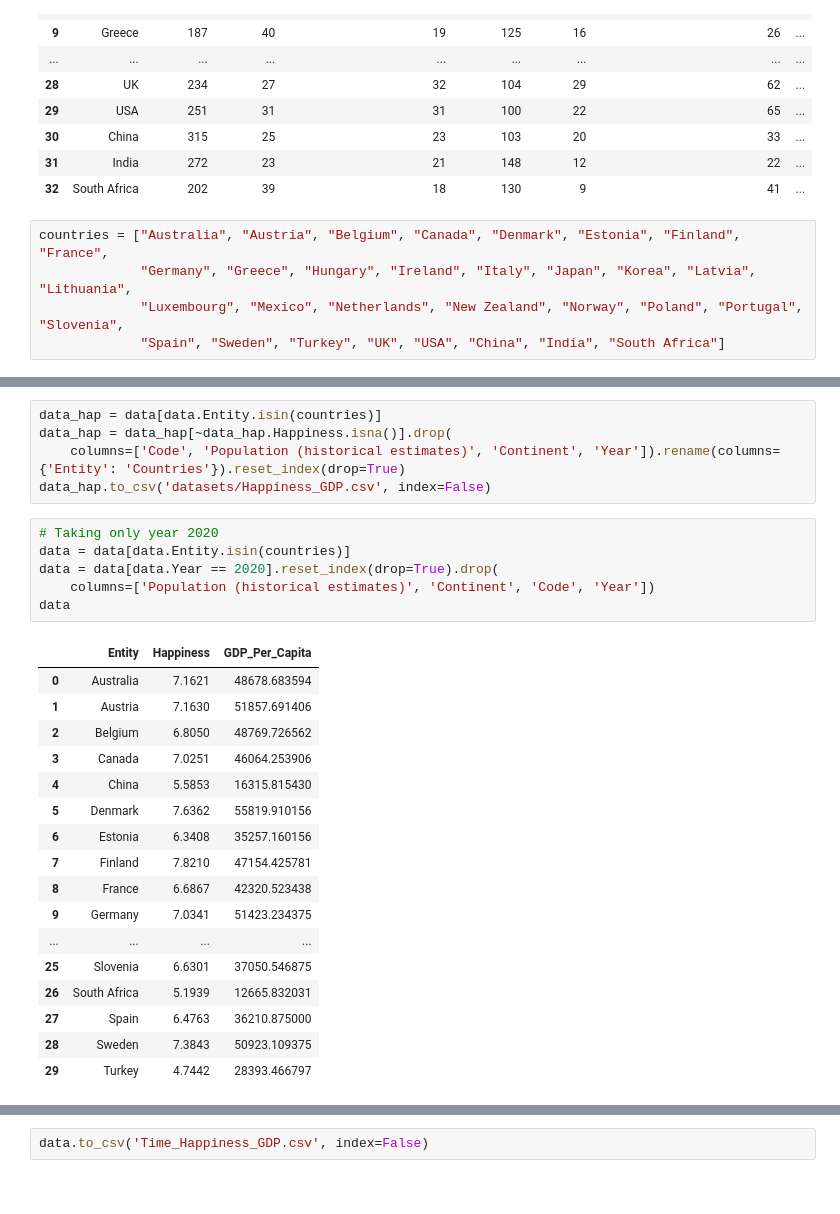
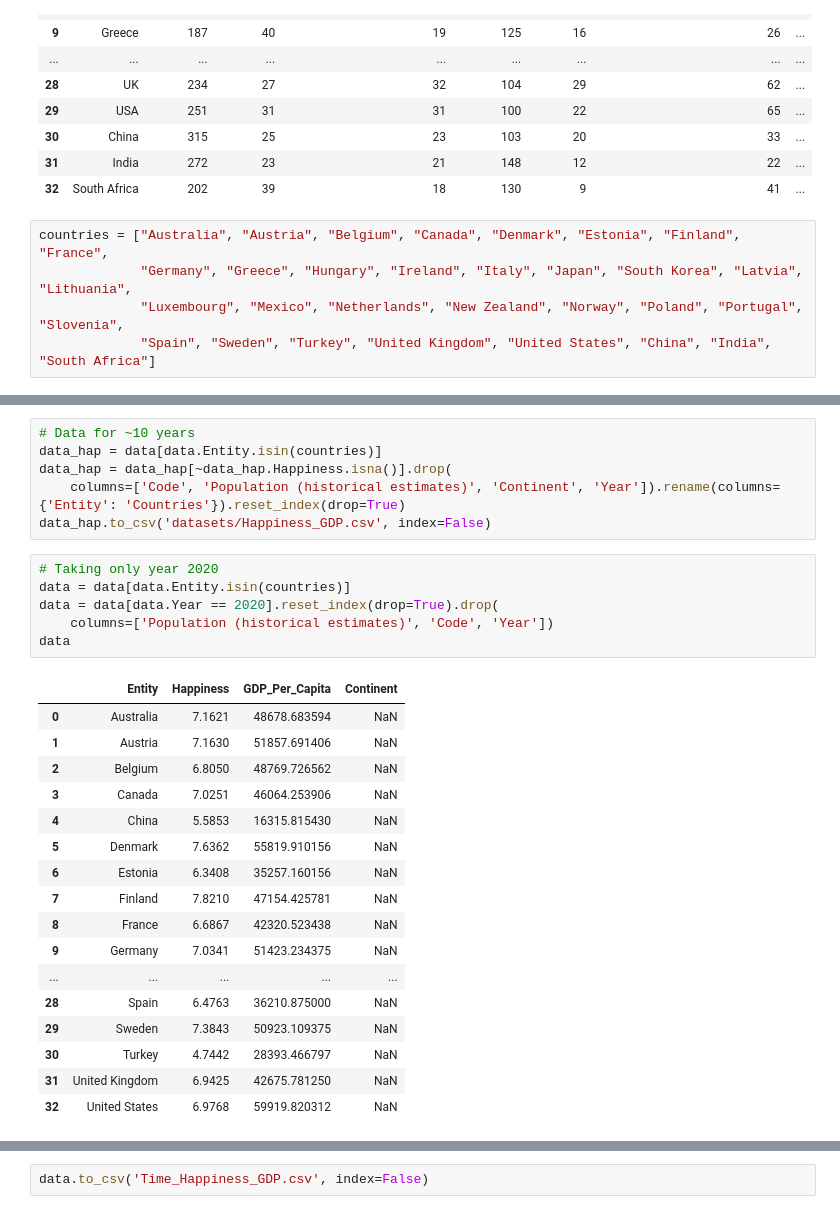
Before and after one commit to lmcosta98/Work2_EM, a Jupyter notebook: clean_happiness.ipynb, the cells around one changed output, grey strips where cells are left out. Saved outputs shown, nothing was run; the diff lists cells and outputs as text.

```diff
--- a/clean_happiness.ipynb
+++ b/clean_happiness.ipynb
@@ -42,7 +42,7 @@ data_2
 | 32 | South Africa | 202 | 39 | 18 | 130 | 9 | 41 | ... |
 # %%
 countries = ["Australia", "Austria", "Belgium", "Canada", "Denmark", "Estonia", "Finland", "France",
-             "Germany", "Greece", "Hungary", "Ireland", "Italy", "Japan", "Korea", "Latvia", "Lithuania",
+             "Germany", "Greece", "Hungary", "Ireland", "Italy", "Japan", "South Korea", "Latvia", "Lithuania",
              "Luxembourg", "Mexico", "Netherlands", "New Zealand", "Norway", "Poland", "Portugal", "Slovenia",
-             "Spain", "Sweden", "Turkey", "UK", "USA", "China", "India", "South Africa"]
+             "Spain", "Sweden", "Turkey", "United Kingdom", "United States", "China", "India", "South Africa"]
 # %%
@@ -65,6 +65,7 @@ data_hap.to_csv('datasets/Happiness.csv', index=False)
 | 482 | Turkey | 2020 | 4.744200 |
 483 rows × 3 columns
 # %%
+# Data for ~10 years
 data_hap = data[data.Entity.isin(countries)]
 data_hap = data_hap[~data_hap.Happiness.isna()].drop(
     columns=['Code', 'Population (historical estimates)', 'Continent', 'Year']).rename(columns={'Entity': 'Countries'}).reset_index(drop=True)
@@ -72,27 +73,27 @@ data_hap.to_csv('datasets/Happiness_GDP.csv', index=False)
 # %%
 # Taking only year 2020
 data = data[data.Entity.isin(countries)]
 data = data[data.Year == 2020].reset_index(drop=True).drop(
-    columns=['Population (historical estimates)', 'Continent', 'Code', 'Year'])
+    columns=['Population (historical estimates)', 'Code', 'Year'])
 data
 # %% [output]
-|  | Entity | Happiness | GDP_Per_Capita |
-| 0 | Australia | 7.1621 | 48678.683594 |
-| 1 | Austria | 7.1630 | 51857.691406 |
-| 2 | Belgium | 6.8050 | 48769.726562 |
-| 3 | Canada | 7.0251 | 46064.253906 |
-| 4 | China | 5.5853 | 16315.815430 |
-| 5 | Denmark | 7.6362 | 55819.910156 |
-| 6 | Estonia | 6.3408 | 35257.160156 |
-| 7 | Finland | 7.8210 | 47154.425781 |
-| 8 | France | 6.6867 | 42320.523438 |
-| 9 | Germany | 7.0341 | 51423.234375 |
-| ... | ... | ... | ... |
-| 25 | Slovenia | 6.6301 | 37050.546875 |
-| 26 | South Africa | 5.1939 | 12665.832031 |
-| 27 | Spain | 6.4763 | 36210.875000 |
-| 28 | Sweden | 7.3843 | 50923.109375 |
-| 29 | Turkey | 4.7442 | 28393.466797 |
+|  | Entity | Happiness | GDP_Per_Capita | Continent |
+| 0 | Australia | 7.1621 | 48678.683594 | NaN |
+| 1 | Austria | 7.1630 | 51857.691406 | NaN |
+| 2 | Belgium | 6.8050 | 48769.726562 | NaN |
+| 3 | Canada | 7.0251 | 46064.253906 | NaN |
+| 4 | China | 5.5853 | 16315.815430 | NaN |
+| 5 | Denmark | 7.6362 | 55819.910156 | NaN |
+| 6 | Estonia | 6.3408 | 35257.160156 | NaN |
+| 7 | Finland | 7.8210 | 47154.425781 | NaN |
+| 8 | France | 6.6867 | 42320.523438 | NaN |
+| 9 | Germany | 7.0341 | 51423.234375 | NaN |
+| ... | ... | ... | ... | ... |
+| 28 | Spain | 6.4763 | 36210.875000 | NaN |
+| 29 | Sweden | 7.3843 | 50923.109375 | NaN |
+| 30 | Turkey | 4.7442 | 28393.466797 | NaN |
+| 31 | United Kingdom | 6.9425 | 42675.781250 | NaN |
+| 32 | United States | 6.9768 | 59919.820312 | NaN |
 # %%
 data = data.join(data_2).drop(columns='Country').rename(columns={'Entity': 'Countries'})
 data
```
Also changed, not shown: parts of 3 cells of this notebook, 20 other files.
